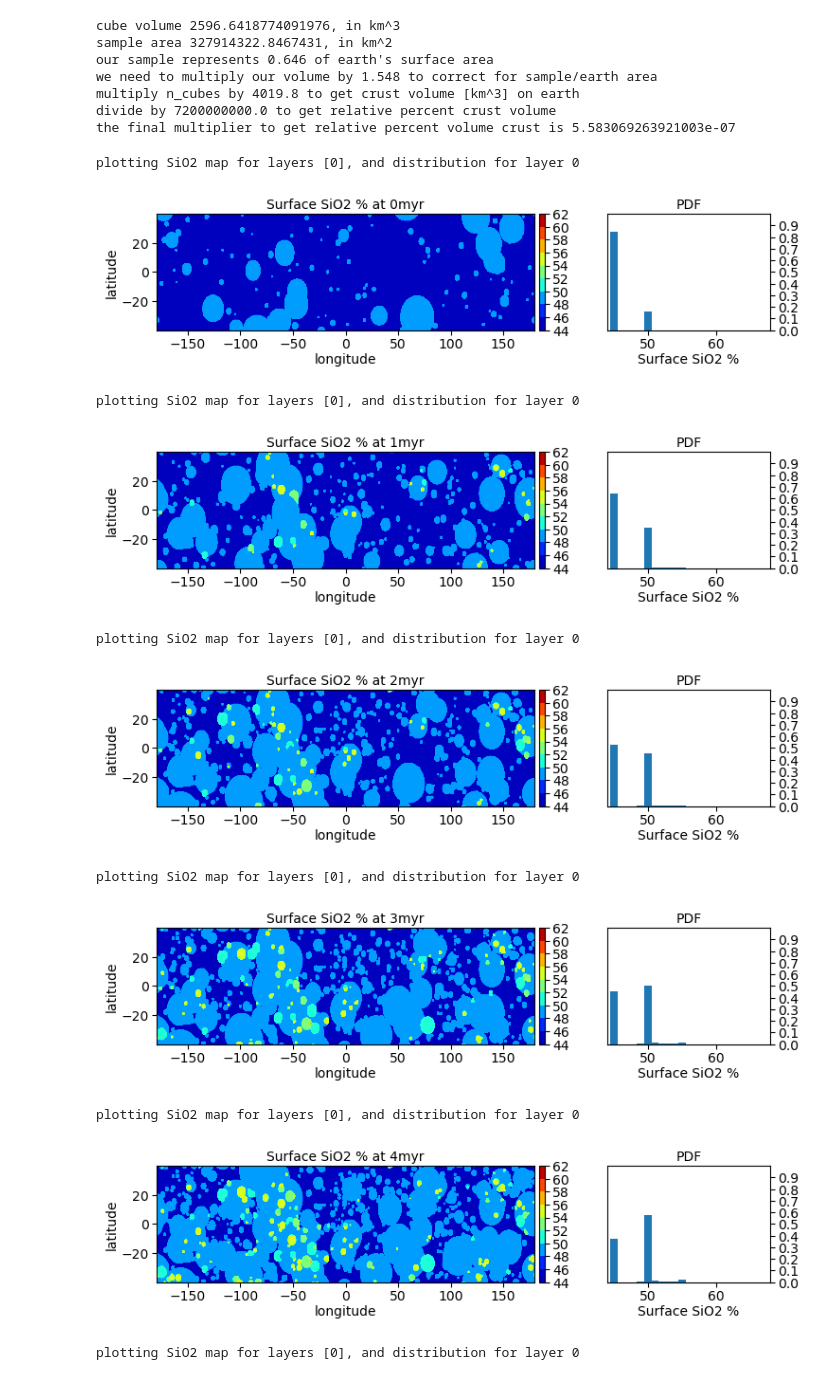
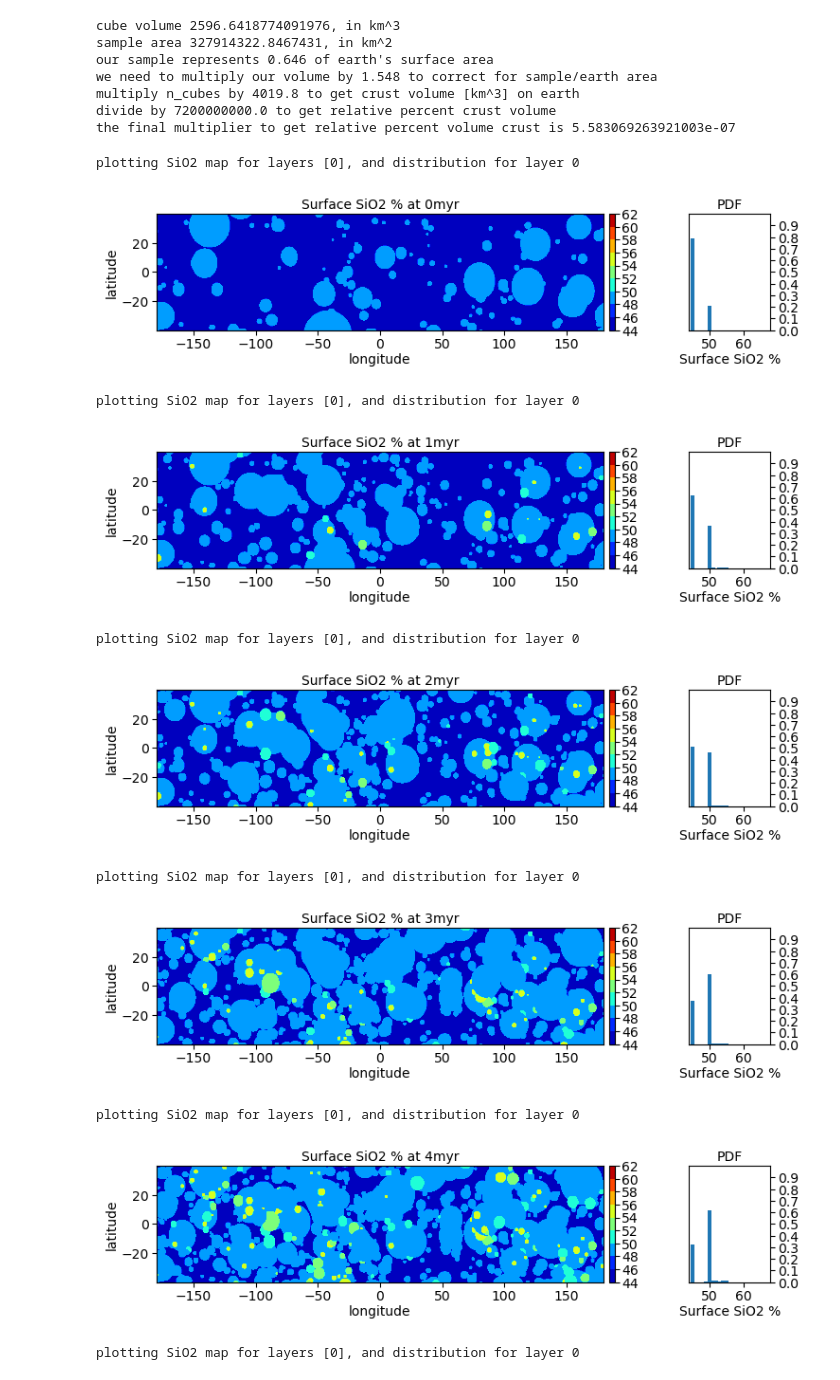
Before and after one commit to DualEarth/IMPaCS, a Jupyter notebook: map_full_figure_at_timestep.ipynb, the cells around one changed output. Drawn from its saved outputs; the diff is of its cells as text; code cells hidden in the pictures.

```diff
--- a/map_full_figure_at_timestep.ipynb
+++ b/map_full_figure_at_timestep.ipynb
@@ -32,27 +32,27 @@ multiply n_cubes by 4019.8 to get crust volume [km^3] on earth
 divide by 7200000000.0 to get relative percent crust volume
 the final multiplier to get relative percent volume crust is 5.583069263921003e-07
 # %%
-for t in [0, 1,2,3,4,5, 25, 50, 100, 200, 300, 400, 475]:
-    state_file = f'/mnt/d/impaacs/impact_states/impacts_10min_45lat_t{t}.pkl'
+ENS=3
+for t in [0, 1,2,3,4,5, 10, 50, 100, 200, 300, 400, 499, 500]:
+    state_file = f'/mnt/d/impaacs/impact_states/impacts_ens{ENS}_t{t}.pkl'
     with open(state_file, 'rb') as fb:
         impact_states = pkl.load(fb)
     I.grid_cell_state = impact_states
     I.sim_time=t*1000000
-    I.do_volume_by_layer(n_layers=4)
-    I.plot_map_and_bar(save_figure=False,
+    I.do_volume_by_layer(n_layers=1)
+    I.plot_map_and_bar(save_figure=True,
                         plot_figure=True, map_layers=[0],
-                        dist_layer=0)
-    #,
-    #                    fig_path=f"./figs/map_and_bar_{CHAR}_ENS{ENS}_")
+                        dist_layer=0,
+                        fig_path=f"./figs/map_and_bar_ENS{ENS}_")
 # %% [output]
 plotting SiO2 map for layers [0], and distribution for layer 0
-[figure, old version]
+[figure, new version]
 plotting SiO2 map for layers [0], and distribution for layer 0
-[figure, old version]
+[figure, new version]
 plotting SiO2 map for layers [0], and distribution for layer 0
-[figure, old version]
+[figure, new version]
 plotting SiO2 map for layers [0], and distribution for layer 0
-[figure, old version]
+[figure, new version]
 plotting SiO2 map for layers [0], and distribution for layer 0
-[figure, old version]
+[figure, new version]
 plotting SiO2 map for layers [0], and distribution for layer 0
```
Also changed, not shown: parts of 1 cell of this notebook, 3 other files.
